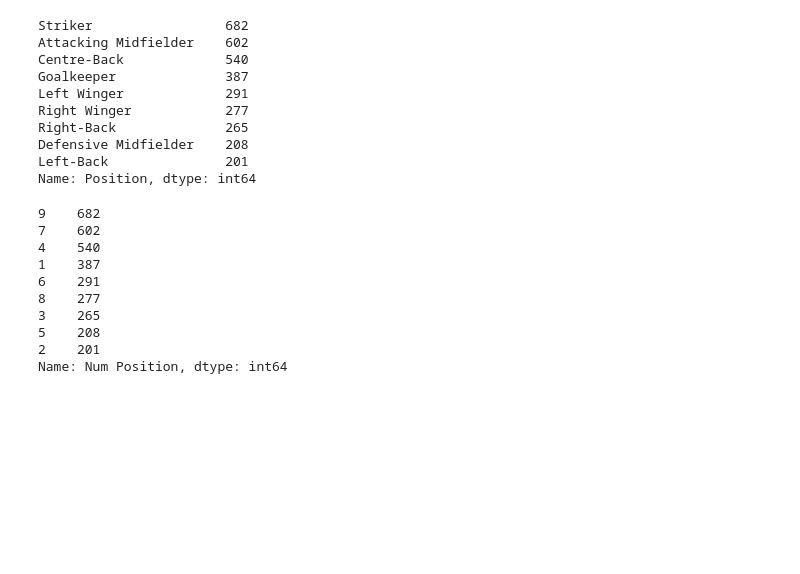
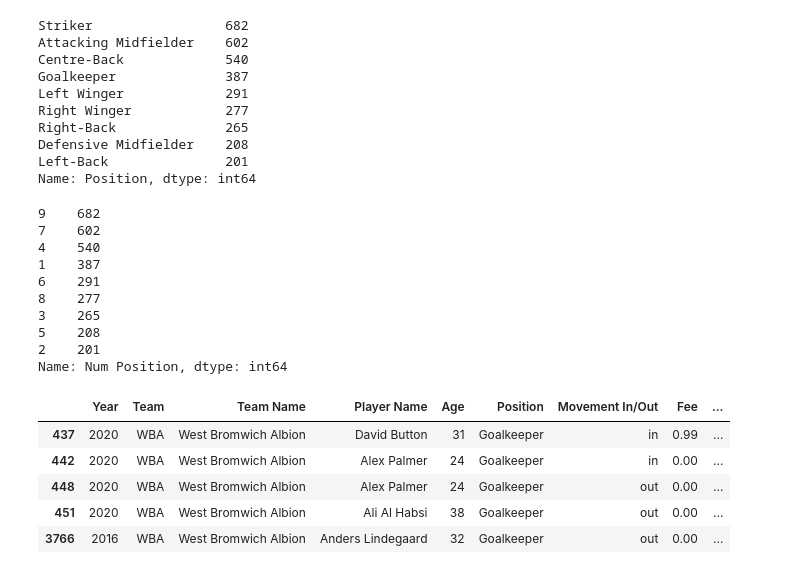
Before and after one commit to tdraths/transfers_capstone, a Jupyter notebook: notebooks/New_Features.ipynb, the cells around one changed output. Drawn from its saved outputs; the diff is of its cells as text; code cells hidden in the pictures; blank space fills up the shorter version.

```diff
--- a/notebooks/New_Features.ipynb
+++ b/notebooks/New_Features.ipynb
@@ -467,3 +470,12 @@ spi_transfers['Num Position'].value_counts()
 5    208
 2    201
 Name: Num Position, dtype: int64
+# %%
+spi_transfers[(spi_transfers['Team'] == 'WBA') & (spi_transfers['Position'] == 'Goalkeeper')]
+# %% [output]
+|  | Year | Team | Team Name | Player Name | Age | Position | Movement In/Out | Fee | ... |
+| 437 | 2020 | WBA | West Bromwich Albion | David Button | 31 | Goalkeeper | in | 0.99 | ... |
+| 442 | 2020 | WBA | West Bromwich Albion | Alex Palmer | 24 | Goalkeeper | in | 0.00 | ... |
+| 448 | 2020 | WBA | West Bromwich Albion | Alex Palmer | 24 | Goalkeeper | out | 0.00 | ... |
+| 451 | 2020 | WBA | West Bromwich Albion | Ali Al Habsi | 38 | Goalkeeper | out | 0.00 | ... |
+| 3766 | 2016 | WBA | West Bromwich Albion | Anders Lindegaard | 32 | Goalkeeper | out | 0.00 | ... |
```
Also changed, not shown: parts of 11 cells of this notebook.
